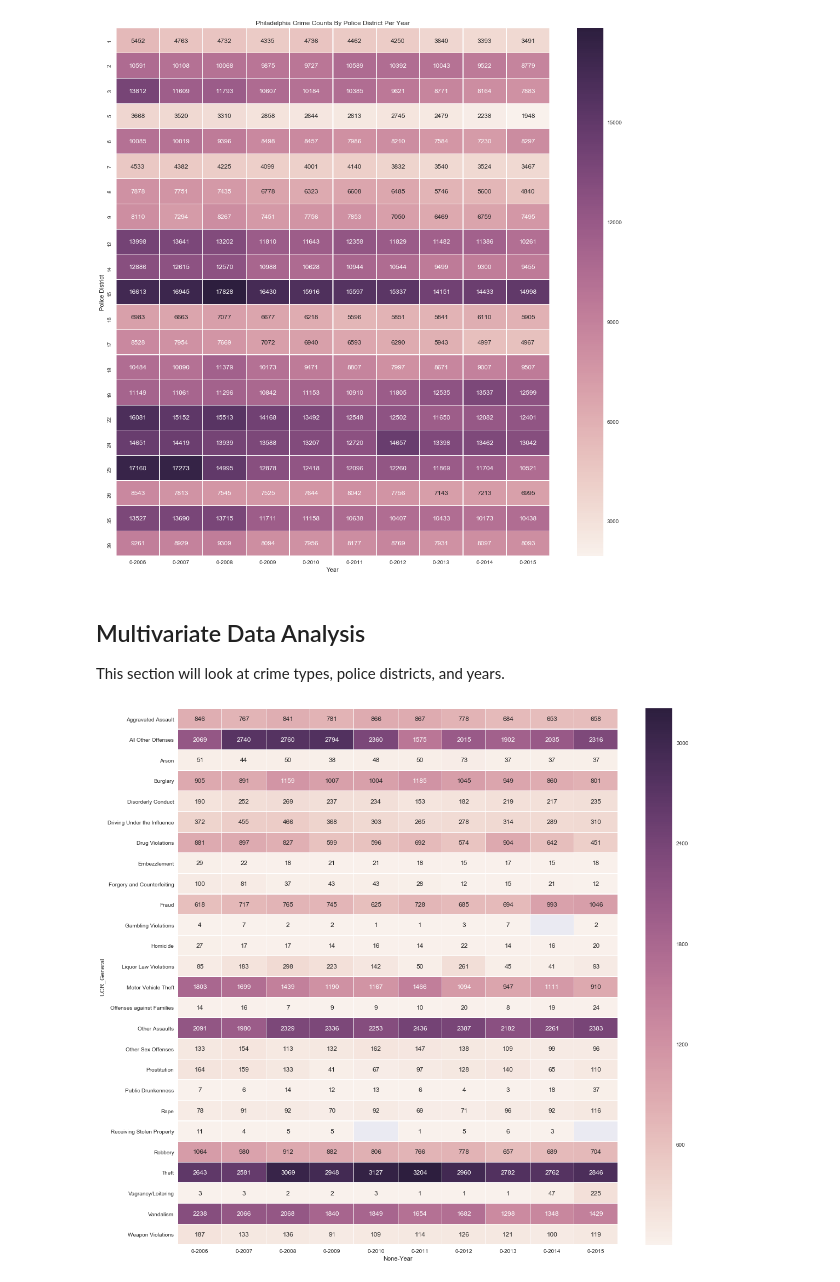
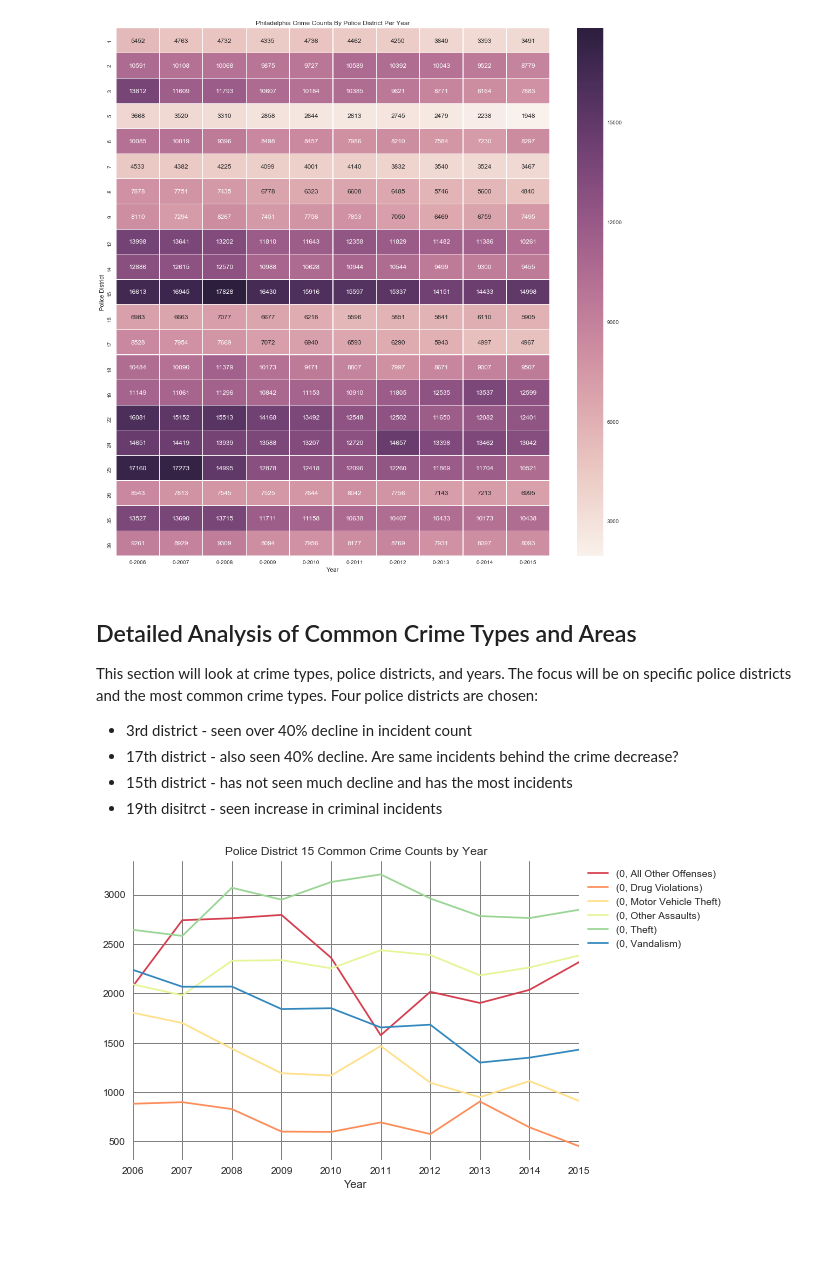
Before and after one commit to William-McKee/philadelphia_crime_data, a Jupyter notebook: Philadelphia_Crime_Data.ipynb, the cells around one changed output. Saved outputs shown, nothing was run; the diff lists cells and outputs as text; code cells hidden in the pictures; blank space fills up the shorter version.

Commit message:
Add files via upload
Different graph type for detailed analysis section

```diff
--- a/Philadelphia_Crime_Data.ipynb
+++ b/Philadelphia_Crime_Data.ipynb
@@ -610,22 +610,33 @@ plt.ylabel("Police District")
 plt.show()
 # %% [output]
 [figure]
-# %% [markdown]
-## Multivariate Data Analysis
-
-This section will look at crime types, police districts, and years.
+# %% [markdown]
+## Detailed Analysis of Common Crime Types and Areas
+
+This section will look at crime types, police districts, and years. The focus will be on specific police districts and the most common crime types.  Four police districts are chosen:
+
+* 3rd district - seen over 40% decline in incident count
+* 17th district - also seen 40% decline.  Are same incidents behind the crime decrease?
+* 15th district - has not seen much decline and has the most incidents
+* 19th disitrct - seen increase in criminal incidents
 # %%
-# 15th district crime types per year?
-# TODO: Should we still use heatmaps here?  Can we illustrate using another graph type?
+# 15th district crime types per year
+common_crime_types = ['Theft', 'Vandalism', 'Motor Vehicle Theft', 'Drug Violations', 'Other Assaults', 'All Other Offenses']
+# ColorBrewer color scheme
+line_colors = ['#d53e4f', '#fc8d59', '#fee08b', '#e6f598', '#99d594', '#3288bd']
 crime_data_dist_15 = crime_data[crime_data['Dc_Dist'] == 15]
+crime_data_dist_15 = crime_data_dist_15.loc[(crime_data_dist_15['UCR_General']).isin(common_crime_types)]
 crime_data_dist_15 = crime_data_dist_15.groupby(['UCR_General', 'Year']).size()
 crime_data_dist_15 = crime_data_dist_15.apply(int)
 crime_data_dist_15_df = crime_data_dist_15.to_frame()
-crime_data_dist_15_pt = pd.pivot_table(crime_data_dist_15_df, index=['UCR_General'], columns=['Year'])
+crime_data_dist_15_pt = pd.pivot_table(crime_data_dist_15_df, index=['Year'], columns=['UCR_General'])
 
-f, ax = plt.subplots(figsize=(18, 18))
-sns.heatmap(data=crime_data_dist_15_pt, annot=True, linewidths=0.1, fmt='g', ax=ax)
+ax = crime_data_dist_15_pt.plot(kind = 'line', title='Police District 15 Common Crime Counts by Year')
+ax.legend(bbox_to_anchor=(1.0, 1.0))
+ax.patch.set_facecolor('white')
+ax.grid(color='gray')
+plt.rcParams["axes.prop_cycle"] = plt.cycler('color', line_colors)
 plt.show()
 # %% [output]
-[figure, old version]
+[figure, new version]
 # %%
```
Also changed, not shown: parts of 2 cells of this notebook.
